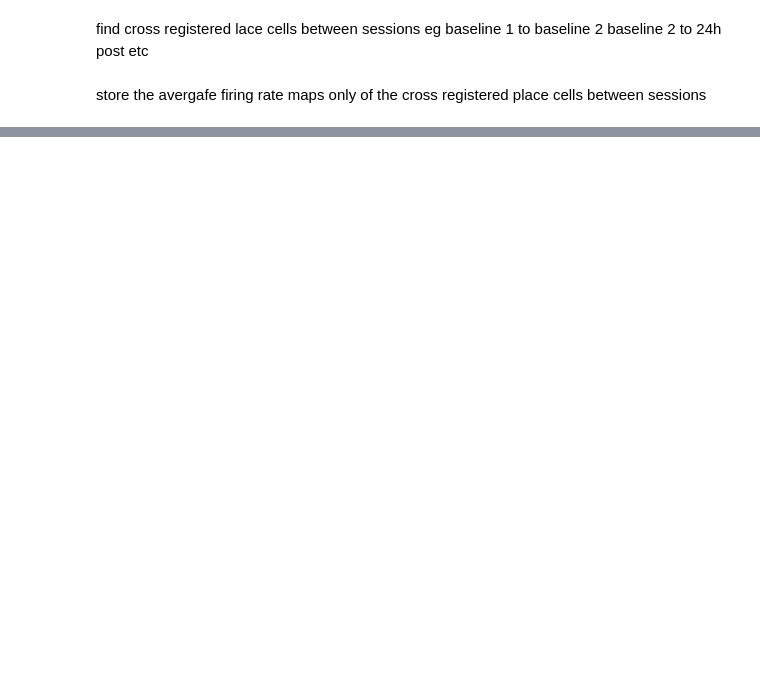
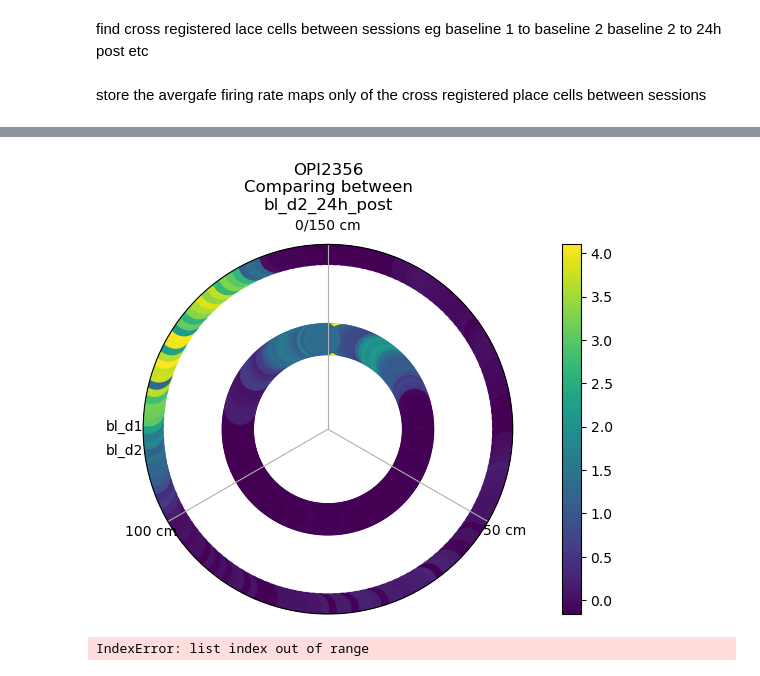
Before and after one commit to ttamiolakis/2p-place-coding, a Jupyter notebook: notebooks/multisession_cross_registration_per_animal.ipynb, the cells around one changed output, grey strips where cells are left out. Drawn from its saved outputs; the diff is of its cells as text; code cells hidden in the pictures; blank space fills up the shorter version.

Commit message:
adding circular plots to plot firing rate map between sessions

```diff
--- a/notebooks/multisession_cross_registration_per_animal.ipynb
+++ b/notebooks/multisession_cross_registration_per_animal.ipynb
@@ -39,8 +39,9 @@ The autoreload extension is already loaded. To reload it, use:
 # %% [markdown]
 loading the files and trying to make everything automatic
 # %%
-animal='OPI2342'
+animal='OPI2356'
 conditions=['novel_belt_d1','novel_belt_d2','novel_belt_d3']
+conditions=['bl_d1','bl_d2','24h_post']
 # %%
 # Load multisession data (spatial components and mean intensity templates) (should be replaced by actual data)
 home_folder=f'D:/sd_project_pbox/exported_data/{animal}/'
@@ -90,7 +91,7 @@ The function `register_multisession()` requires 3 arguments:
 - `dims`: Dimensions of the FOV, needed to restore spatial components to a 2D image
 - `templates`: List of ndarray matrices of size `dims`, template image of each session
 # %%
-spatial_union, assignments, matchings = register_multisession(A=spatials, dims=dims[0])#, templates=templates)
+spatial_union, assignments, matchings = register_multisession(A=spatials, dims=dims[0],max_dist=10)#, templates=templates)
 # %% [output]
 Changing the sparsity structure of a csc_matrix is expensive. lil_matrix is more efficient.
 # %% [markdown]
@@ -165,10 +154,12 @@ for i,condition in enumerate(conditions[:-1]):
 store the avergafe firing rate maps only of the cross registered place cells between sessions
 # %%
 #indetify only the cross registered place cells in each of the recordings
-fr_rate_maps_to_compare=OrderedDict()
+fr_rate_maps_to_compare=OrderedDict() #these are before indexing
+fr_rate_maps_to_compare_indexed=OrderedDict() #these are after indexing in order to compare place cells firing
 
 for j,condition in enumerate(conditions[:-1]):
     fr_rate_maps_to_compare[f'{condition}_{conditions[j+1]}']=[]
+    fr_rate_maps_to_compare_indexed[f'{condition}_{conditions[j+1]}']=[]
     avr_fr_rate_map_init=h5py.File(f'{output_folder}/{condition}/output_info.h5')['avr_firing_rate_maps']
     avr_fr_rate_map_end=h5py.File(f'{output_folder}/{conditions[j+1]}/output_info.h5')['avr_firing_rate_maps']
     avr_fr_rate_map_init=pd.DataFrame(avr_fr_rate_map_init)
@@ -178,3 +169,4 @@ for j,condition in enumerate(conditions[:-1]):
     cr_reg_cells_values_end=pc_cells_per_sessions[condition].iloc[:,1].values
     avr_fr_rate_map_end=avr_fr_rate_map_end.iloc[cr_reg_cells_values_end]
     fr_rate_maps_to_compare[f'{condition}_{conditions[j+1]}'].extend([avr_fr_rate_map_init,avr_fr_rate_map_end])
+    fr_rate_maps_to_compare_indexed[f'{condition}_{conditions[j+1]}'].extend([avr_fr_rate_map_init,avr_fr_rate_map_end])
@@ -229,6 +241,7 @@ for j,condition in enumerate(conditions[:-1]):
     for i in range(n_sessions_to_compare):
         place_cell_activity=fr_rate_maps_to_compare[sessions][i].reset_index(drop=True)
         place_cell_activity=place_cell_activity.reindex(index=transpose)
+        fr_rate_maps_to_compare_indexed[sessions][i]=place_cell_activity
         sns.heatmap(place_cell_activity,ax=ax[1,i],cmap='viridis',cbar=False)
         if i==0:
             ax[1,i].set_ylabel('cross registered place cells',fontsize=sel_fontize)
@@ -387,0 +357,37 @@ fig.write_html(f'D:/sd_project_pbox/results/{animal}/cross_registration/{conditi
+# %%
+fig = plt.figure()
+#plt.title(f'{animal}\nComparing between\n{sessions}')
+ax = fig.add_subplot(1,1,1, projection='polar')
+ax.set_title(f'{animal}\nComparing between\n{sessions}')
+for j,condition in enumerate(conditions[:-1]):
+    ax.set_theta_direction(-1)  # Set clockwise direction
+    ax.set_theta_zero_location('N')  # Set zero angle at North
+    sessions=f'{condition}_{conditions[j+1]}'
+    event_radii = np.ones_like(theta) * (j + 1)
+    cyclic_data=fr_rate_maps_to_compare_indexed[sessions][j].iloc[0]
+    # Customize the tick labels on the circles (bins)
+    circle_ticks = [0, 120, 240]  # Tick positions in degrees
+    circle_labels = ['0/150 cm', '50 cm', '100 cm']  # Labels for the ticks
+    ax.set_xticks(np.radians(circle_ticks))  # Set the tick positions in radians
+    ax.set_xticklabels(circle_labels)
+
+
+    # Plot the firing rate map as colored points along the edge of the circle
+    sc = ax.scatter(theta, event_radii, c=cyclic_data, cmap='viridis', s=500, edgecolors='face')
+
+    # Annotate the conditions outside the subplot
+    #fig.text(0.1, 0.5 - j * 0.05, condition, horizontalalignment='center', verticalalignment='center')
+
+
+
+# Add a color bar
+ax.yaxis.set_visible(False)
+plt.colorbar(sc, ax=ax, orientation='vertical', pad=0.1)
+
+plt.show()
+# %% [output]
+[figure, added]
+# %%
+fr_rate_maps_to_compare[sessions][2]
+# %% [output]
+IndexError: list index out of range
```
Also changed, not shown: parts of 5 cells of this notebook.
